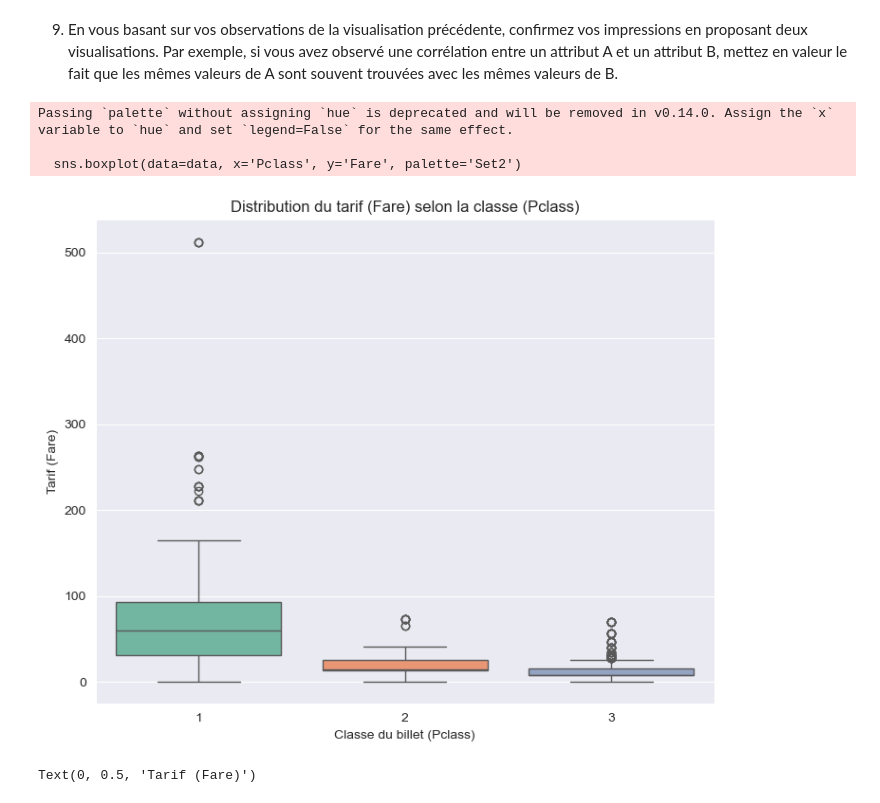
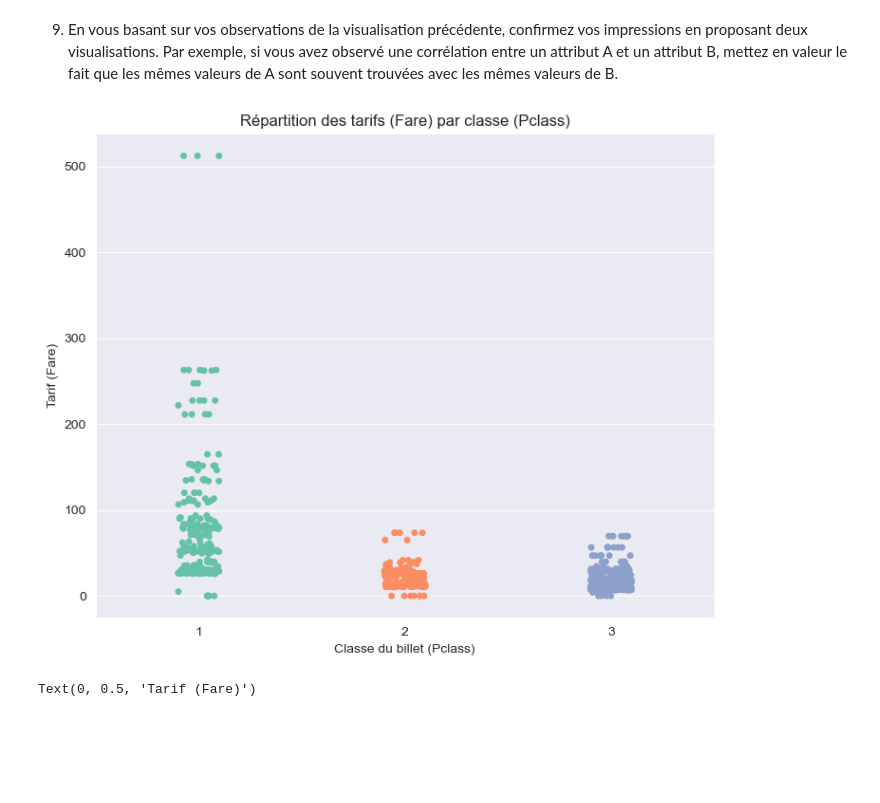
Before and after one commit to Mylanri/machineLearning, a Jupyter notebook: M04_TP01_Exercice.ipynb, the cells around one changed output. Drawn from its saved outputs; the diff is of its cells as text; code cells hidden in the pictures; blank space fills up the shorter version.

```diff
--- a/M04_TP01_Exercice.ipynb
+++ b/M04_TP01_Exercice.ipynb
@@ -174,17 +144,15 @@ plt.show()
 # %%
 plt.figure(figsize=(14, 6))
 
-plt.subplot(1, 2, 1)
-sns.boxplot(data=data, x='Pclass', y='Fare', palette='Set2')
-plt.title("Distribution du tarif (Fare) selon la classe (Pclass)")
+plt.subplot(1, 2, 2)
+sns.stripplot(data=data, x='Pclass', y='Fare', hue='Pclass', palette='Set2', jitter=True, legend=False)
+plt.title("Répartition des tarifs (Fare) par classe (Pclass)")
 plt.xlabel("Classe du billet (Pclass)")
 plt.ylabel("Tarif (Fare)")
 plt.tight_layout()
+plt.show()
 # %% [output]
-Passing `palette` without assigning `hue` is deprecated and will be removed in v0.14.0. Assign the `x` variable to `hue` and set `legend=False` for the same effect.
-
-  sns.boxplot(data=data, x='Pclass', y='Fare', palette='Set2')
-[figure, old version]
+[figure, new version]
 # %%
 plt.subplot(1, 2, 2)
 sns.violinplot(data=data, x='Survived', y='Fare', hue='Pclass', split=True, palette='Set1')
```
Also changed, not shown: parts of 2 cells of this notebook.
